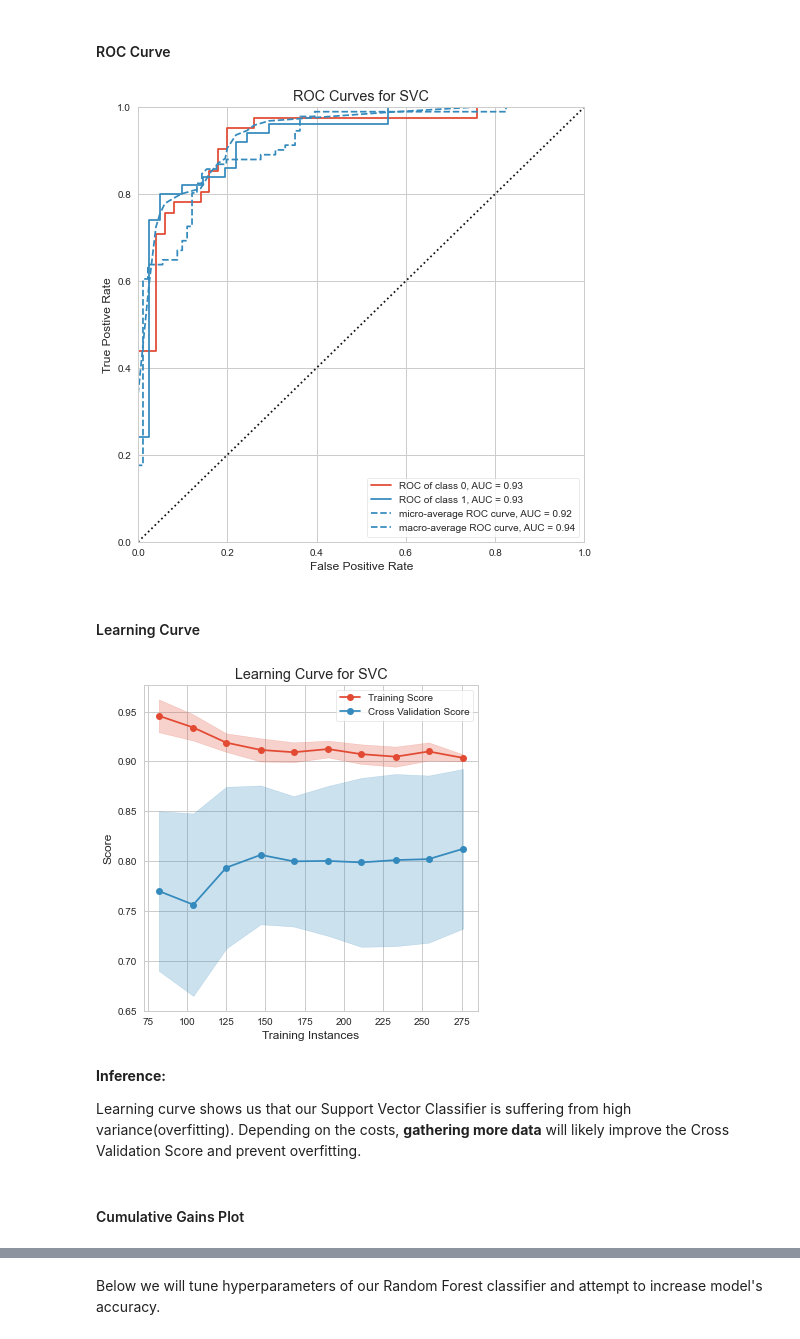
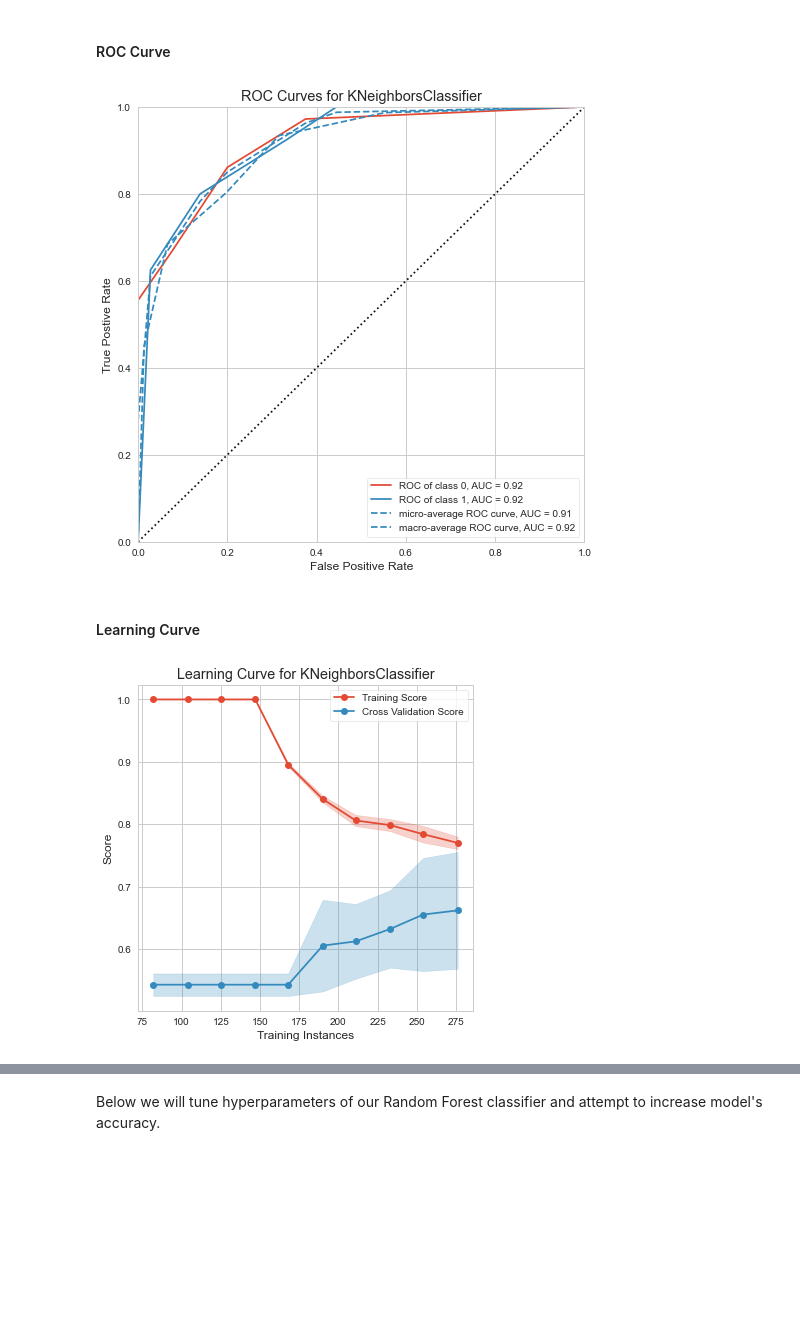
Before and after one commit to kovusseyit/Heart_UCI, a Jupyter notebook: heart_uci.ipynb, the cells around one changed output, grey strips where cells are left out. Cells and saved outputs as stored; diff of their text form; code cells hidden in the pictures; blank space fills up the shorter version.

Commit message:
add pipelines, more clean-up

```diff
--- a/heart_uci.ipynb
+++ b/heart_uci.ipynb
@@ -592,0 +631,5 @@ logr_fi.poof();
+# %%
+# define and fit a Logistic Regression pipeline
+# use predefined column transformer to preprocess predictive features
+log_pipe = make_pipeline(preprocess, logreg)
+log_pipe.fit(X_train, y_train)
@@ -621,9 +683,9 @@ logr_roc.poof();
 #### Learning Curve
 # %%
 fig, ax = plt.subplots(figsize=(6, 6))
-cv = model_selection.StratifiedKFold(12)
+cv = StratifiedKFold(12)
 sizes = np.linspace(0.3, 1.0, 10)
-logr_lc = LearningCurve(logr, cv=cv, train_sizes=sizes, scoring='f1_weighted', n_jobs=-1, ax=ax)
+logr_lc = LearningCurve(logreg, cv=cv, train_sizes=sizes, n_jobs=-1, ax=ax)
 logr_lc.fit(X, y)
 logr_lc.poof();
 # %% [output]
@@ -650,3 +696,0 @@ This plot shows that if we ordered our patients by how likely they are to have h
-# %%
-svc = svm.SVC(random_state=43, probability=True)
-svc.fit(X_train, y_train)
@@ -668,0 +699,5 @@ Matthews score: 0.7159293322876372
+# %%
+# define, fit and evaluate a simple K-Neighbours classifier
+knn = KNeighborsClassifier()
+knn.fit(X_train, y_train)
+knn.score(X_test, y_test)
@@ -688,25 +749,19 @@ svc_cm.poof();
 #### ROC Curve
 # %%
 fig, ax = plt.subplots(figsize=(8, 8))
-svc_roc = ROCAUC(svc)
-svc_roc.score(X_test, y_test)
-svc_roc.poof();
+knn_roc = ROCAUC(knn_pipe)
+knn_roc.score(X_test, y_test)
+knn_roc.poof();
 # %% [output]
-[figure, old version]
+[figure, new version]
 # %% [markdown]
 #### Learning Curve
 # %%
 fig, ax = plt.subplots(figsize=(6, 6))
-cv = model_selection.StratifiedKFold(12)
+cv = StratifiedKFold(12)
 sizes = np.linspace(0.3, 1.0, 10)
-svc_lc = LearningCurve(svc, cv=cv, train_sizes=sizes, scoring='f1_weighted', n_jobs=-1, ax=ax)
-svc_lc.fit(X, y)
-svc_lc.poof();
+logr_lc = LearningCurve(knn, cv=cv, train_sizes=sizes, scoring='accuracy', n_jobs=-1, ax=ax)
+logr_lc.fit(X, y)
+logr_lc.poof();
 # %% [output]
-[figure, old version]
+[figure, new version]
-# %% [markdown]
-**Inference:**
-
-Learning curve shows us that our Support Vector Classifier is suffering from high variance(overfitting). Depending on the costs, **gathering more data** will likely improve the Cross Validation Score and prevent overfitting.
-# %% [markdown]
-#### Cumulative Gains Plot
```
Also changed, not shown: parts of 162 cells of this notebook.
